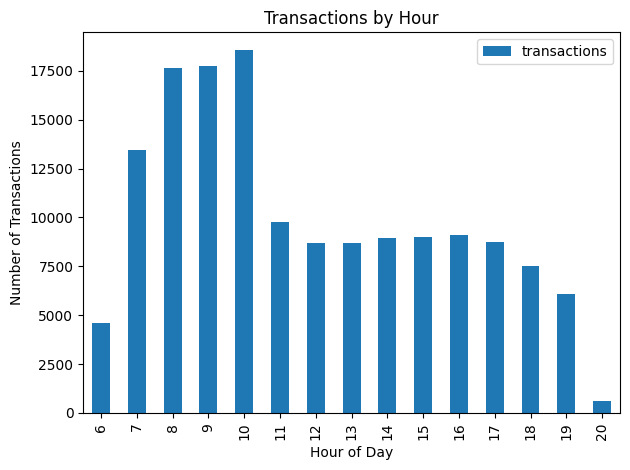
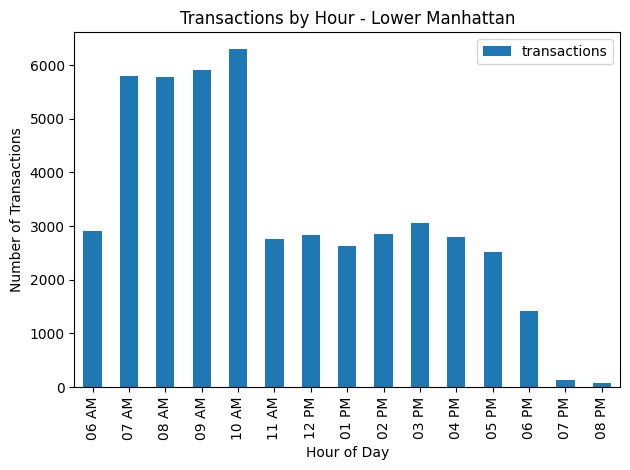
The notebook cell's code change between the first figure and the second:
--- before
+++ after
@@ -32,21 +32,63 @@
 })
 
-# Sorting data by transactions to find peak hours
-hourly =hourly.sort_values("hour")
+# Get individual store data
+store_locations = df["store_location"].unique()
 
-# display the hourly data
-hourly
+for store in store_locations:
+    store_df = df[df["store_location"] == store].copy()
+    store_hourly = store_df.groupby(["hour", "hour_label"])["revenue"].agg(["count","sum"]).reset_index()
+    store_hourly = store_hourly.rename(columns={
+        "count": "transactions",
+        "sum": "revenue"
+    })
 
-# -- Visualizations --
-# Bar chart for trasactions by hour
 
-hourly.plot( x = "hour", y = "transactions", kind= "bar")
+    # -- Visualizations for hourly data --
+    # Bar chart for trasactions by hour
+    store_hourly = store_hourly.sort_values("hour")
 
-plt.title ("Transactions by Hour")
-plt.xlabel ("Hour of Day")
-plt.ylabel ("Number of Transactions")
+    store_hourly.plot( x = "hour_label", y = "transactions", kind= "bar")
 
-# function in Matplotlib that fixes subplot parameters so it fits neatly
+    plt.title (f"Transactions by Hour - {store}")
+    plt.xlabel ("Hour of Day")
+    plt.ylabel ("Number of Transactions")
 
-plt.tight_layout()
-plt.show()
+    # function in Matplotlib that fixes subplot parameters so it fits neatly
+
+    plt.tight_layout()
+    plt.show()
+
+    #-- Busiest days of the week --
+    df["transaction_date"] = pd.to_datetime(df["transaction_date"])
+    df["weekday"] = df["transaction_date"].dt.day_name()
+
+    weekday_sales = df.groupby("weekday")["revenue"].agg(["count", "sum"]).reset_index()
+
+    weekday_sales = weekday_sales.rename(columns = {
+        "count" : "transactions",
+        "sum" : "revenue"
+    
+    })
+
+    weekday_order = ["Sunday", "Monday", "Tuesday", "Wednesday", "Thursday", "Friday", "Saturday"]
+
+    weekday_sales["weekday"] = pd. Categorical (
+        weekday_sales["weekday"],
+        categories = weekday_order,
+        ordered = True
+    )
+    weekday_sales = weekday_sales.sort_values("weekday")
+
+    # -- Visualization for weekday data --
+
+    weekday_sales.plot(x = "weekday", y = "transactions", kind = "bar")
+
+    plt.title(f"Transactions by Weekday - {store}")
+    plt.xlabel("Day of Week")
+    plt.ylabel("Number of Transactions")
+    plt.tight_layout()
+    plt.show()
+
+
+
+

Commit: Added hourly visualizations for each shop individually and transactions by weekday.